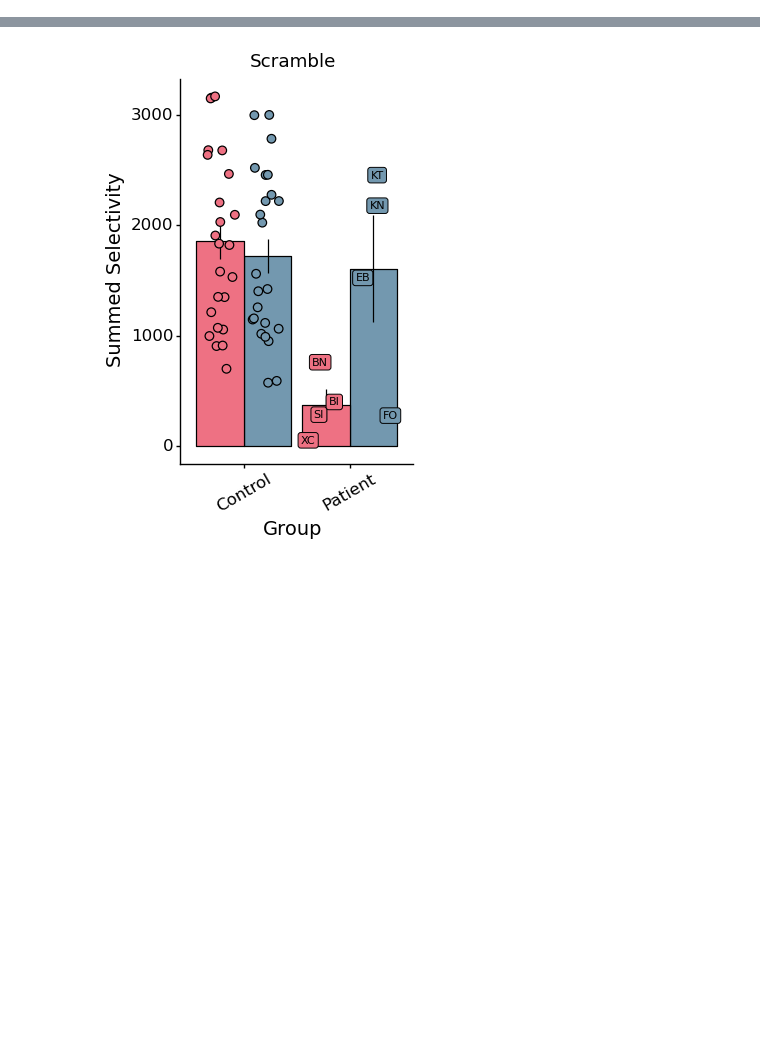
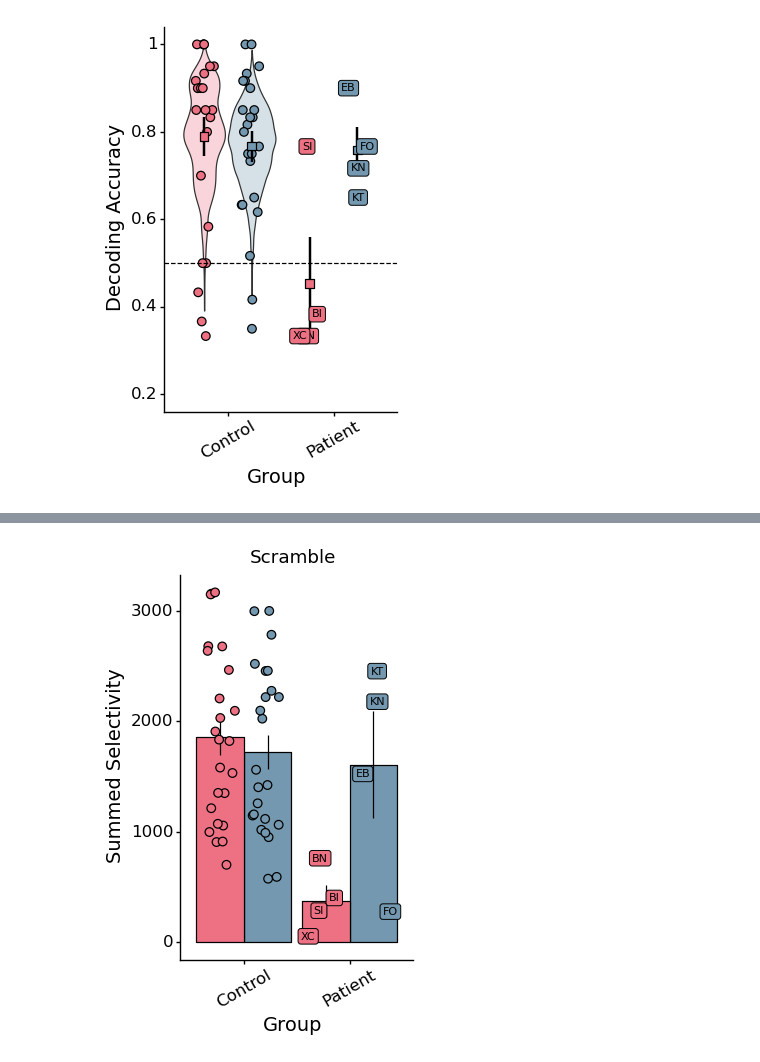
Before and after one commit to vayzenb/hemispace, a Jupyter notebook: analyses/create_figs.ipynb, the cells around one changed output, grey strips where cells are left out. Cells and saved outputs as stored; diff of their text form; code cells hidden in the pictures; blank space fills up the shorter version.

```diff
--- a/analyses/create_figs.ipynb
+++ b/analyses/create_figs.ipynb
@@ -190,0 +151,94 @@ print(p)
+# %%
+'''
+Create decoding plots
+'''
+
+analysis_type = 'decoding'
+
+#load data summary
+data_summary = pd.read_csv(f'{results_dir}/{analysis_type}/{analysis_type}_summary{suf}.csv')
+#capitalize hemi
+data_summary['hemi'] = data_summary['hemi'].str.capitalize()
+
+# for each sub in data_summary, get the sub's code from sub_info
+for sub in data_summary['sub'].unique():
+    sub_code = sub_info[sub_info['sub'] == sub]['code'].values[0]
+    data_summary.loc[data_summary['sub'] == sub, 'sub_code'] = sub_code
+
+
+
+analyses = ['acc']
+analysis_names = ['Decoding Accuracy']
+
+conds = ['word', 'face','tool','space']
+
+#rois = ['dorsal_visual_cortex','dorsal_visual_cortex','ventral_visual_cortex','ventral_visual_cortex']
+rois = ['ventral_visual_cortex','ventral_visual_cortex','dorsal_visual_cortex','dorsal_visual_cortex']
+#rois = ['hemi', 'hemi', 'hemi','hemi']
+
+for analysis, analysis_name in zip(analyses,analysis_names):
+
+
+    act_resamples = pd.read_csv(f'{results_dir}/{analysis_type}/resamples/{analysis}_resamples{suf}.csv')
+
+    #replace columns with dorsal visual cortex with dvc
+    for col in act_resamples.columns:
+        if 'dorsal_visual_cortex' in col:
+            new_col = col.replace('dorsal_visual_cortex','dvc')
+            act_resamples.rename(columns={col:new_col}, inplace=True)
+        if 'ventral_visual_cortex' in col:
+            new_col = col.replace('ventral_visual_cortex','vvc')
+            act_resamples.rename(columns={col:new_col}, inplace=True)
+
+
+
+    #convert act resamples to long format
+    act_resamples_long = pd.melt(act_resamples, var_name='type', value_name=analysis)
+
+    #split type column in cond, hemi, roi
+    act_resamples_long[['cond','hemi','roi']] = act_resamples_long['type'].str.split('_',expand=True)
+
+    #rename roi column
+    act_resamples_long['roi'].replace('dvc','dorsal_visual_cortex',inplace=True)
+    act_resamples_long['roi'].replace('vvc','ventral_visual_cortex',inplace=True)
+
+    #capitalize hemi
+    act_resamples_long['hemi'] = act_resamples_long['hemi'].str.capitalize()
+    act_resamples_long['group'] = 'Control'
+
+    for cond, roi in zip(conds, rois):
+        resample_data = act_resamples_long[(act_resamples_long['cond']==cond) & (act_resamples_long['roi']==roi)]
+        curr_summary = data_summary[(data_summary['cond']==cond) & (data_summary['roi']==roi)]
+        curr_summary['group'] = curr_summary['group'].str.capitalize()
+
+        #create mean and SE data for patients
+        data_mean = curr_summary.groupby(['hemi', 'group']).mean().reset_index()
+        data_mean_se = curr_summary.groupby(['hemi', 'group']).sem().reset_index()
+        data_mean['se'] = data_mean_se[analysis]
+        data_mean['group'] = data_mean['group'].str.capitalize()
+
+        seed = 2
+        p = ggplot(resample_data, aes(x = 'group', y = analysis, fill = 'hemi'))  + \
+                    geom_violin( alpha = .3, position =  position_dodge(.9) ) + \
+                    geom_jitter(curr_summary,aes(x = 'group', y = analysis, fill = 'hemi'), shape = 'o', size = 3, position = position_jitterdodge(dodge_width=.9, jitter_width = 0.2, random_state = seed)) + \
+                    geom_linerange(data_mean, aes(x = 'group', ymin = f'{analysis} - se', ymax = f'{analysis} + se', fill = 'hemi'), size = 1,position = position_dodge(.9)) + \
+                    geom_point(data_mean, aes(x = 'group', y = analysis, fill = 'hemi'), shape = 's', size = 3,position = position_dodge(.9)) + \
+                    geom_label(curr_summary, aes(x = 'group', y = analysis, label = 'sub_code'),  position = position_jitterdodge(dodge_width=.9, jitter_width = 0.2, random_state = seed),  size = 8) + \
+                    scale_fill_manual(values = ['#ee7183', '#7398af']) + \
+                    xlab('Group') + ylab(analysis_name) + \
+                    ylim(.2,1) + theme_classic() + \
+                    theme(text = element_text(color ='black'),
+                        axis_text_x= element_text(angle = 30, size = 12),
+                        axis_text_y= element_text(size = 12),
+                        axis_title=element_text(size = 14),
+                        axis_line=element_line(),
+                        legend_position = 'none',
+                        panel_border=element_blank(),
+                        figure_size = (3, 5))+ \
+                        labs(fill='Hemisphere') + geom_hline(yintercept = 0.5, linetype = 'dashed', color = 'black')
+
+
+        print(p)
+        p.save(f'{fig_dir}/{analysis}/{roi}_{cond}.png', width=3, height=5, dpi = 300)
+# %% [output]
+[figure, added]
```
Also changed, not shown: parts of 7 cells of this notebook, 25 other files.
